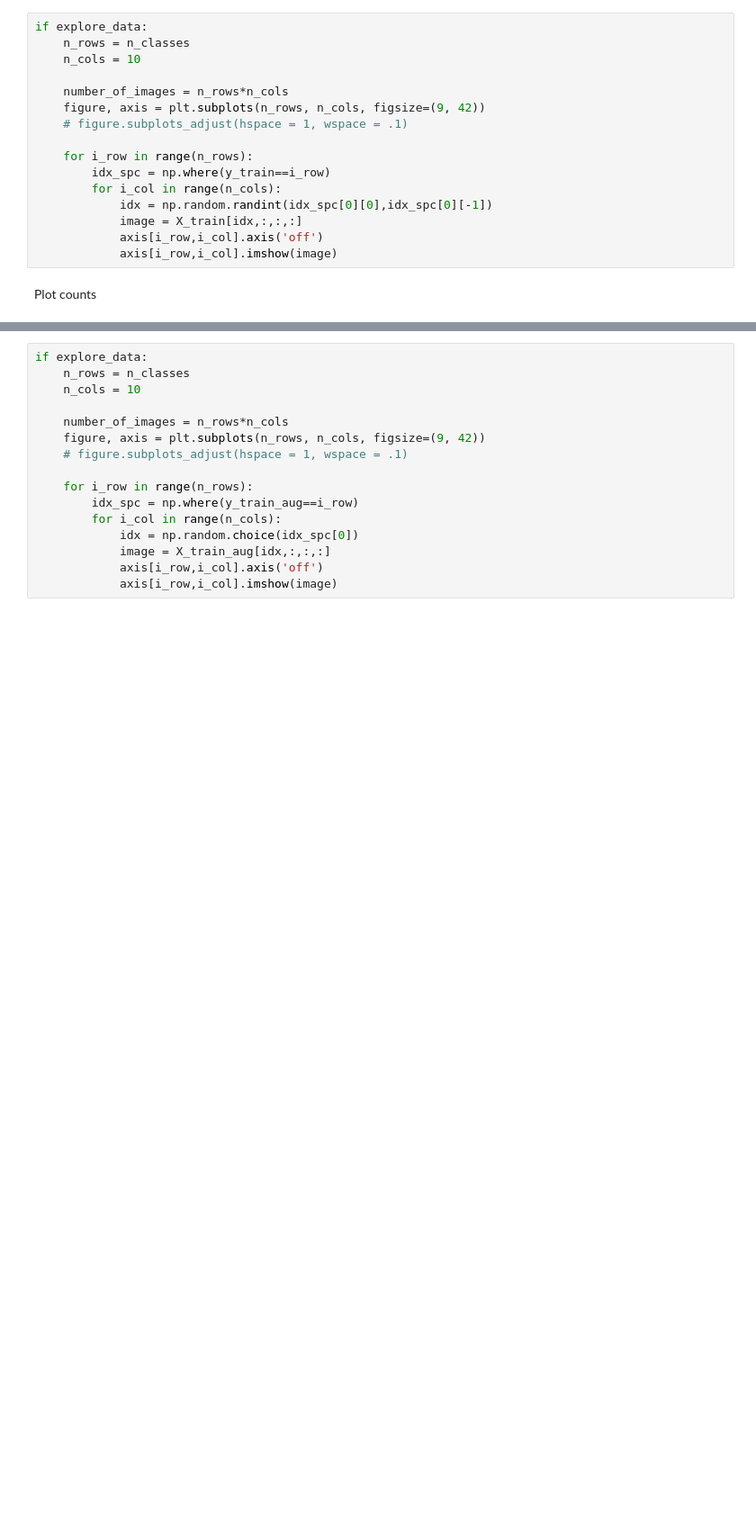
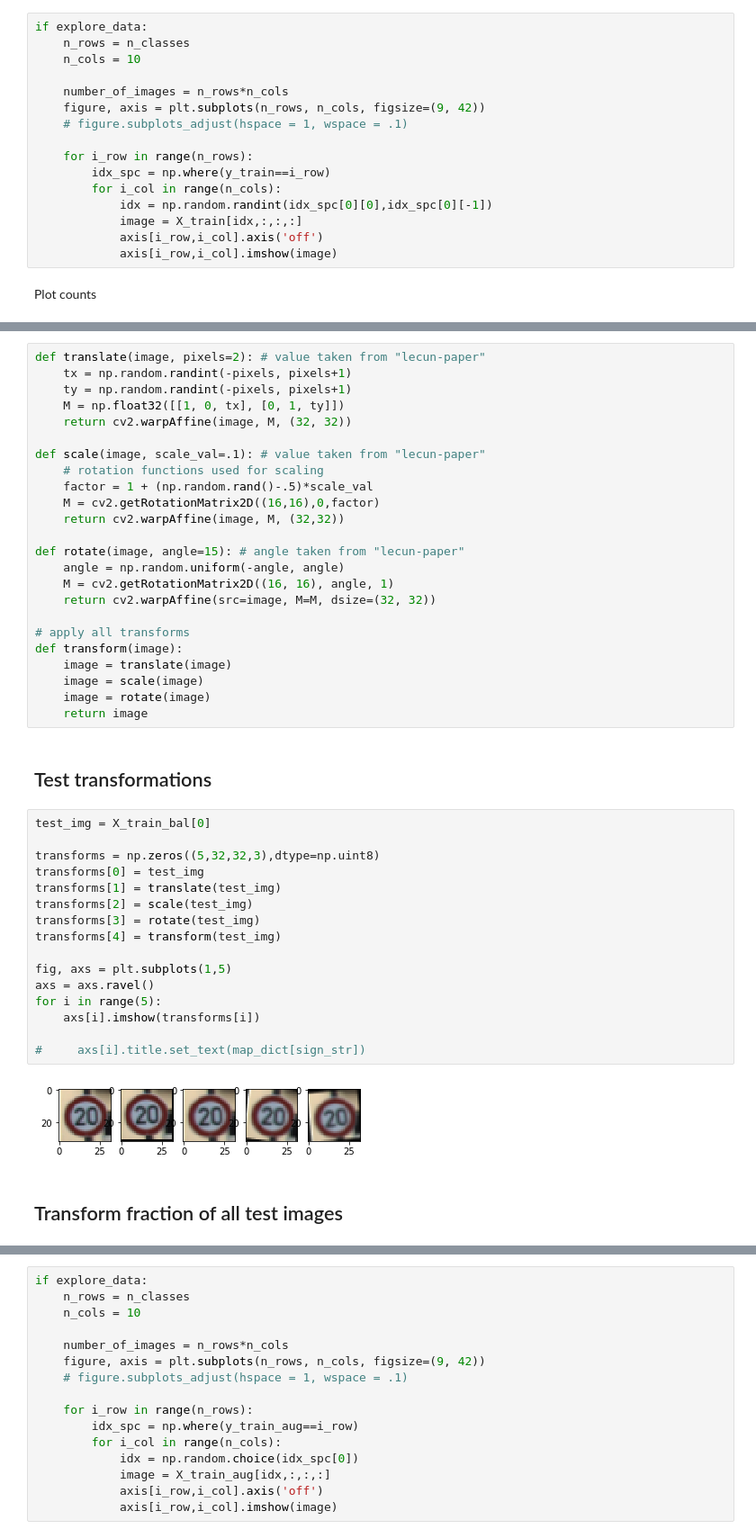
Before and after one commit to fstahl1/traffic-sign-classifier, a Jupyter notebook: Traffic_Sign_Classifier.ipynb, the cells around one changed output, grey strips where cells are left out. Shown at 90% size. Cells and saved outputs as stored; diff of their text form; blank space fills up the shorter version.

```diff
--- a/Traffic_Sign_Classifier.ipynb
+++ b/Traffic_Sign_Classifier.ipynb
@@ -300,0 +266,46 @@ Bypass augmentation
+# %%
+def translate(image, pixels=2): # value taken from "lecun-paper"
+    tx = np.random.randint(-pixels, pixels+1)
+    ty = np.random.randint(-pixels, pixels+1)
+    M = np.float32([[1, 0, tx], [0, 1, ty]])
+    return cv2.warpAffine(image, M, (32, 32))
+
+def scale(image, scale_val=.1): # value taken from "lecun-paper"
+    # rotation functions used for scaling
+    factor = 1 + (np.random.rand()-.5)*scale_val
+    M = cv2.getRotationMatrix2D((16,16),0,factor)
+    return cv2.warpAffine(image, M, (32,32))
+
+def rotate(image, angle=15): # angle taken from "lecun-paper"
+    angle = np.random.uniform(-angle, angle)
+    M = cv2.getRotationMatrix2D((16, 16), angle, 1)
+    return cv2.warpAffine(src=image, M=M, dsize=(32, 32))
+
+# apply all transforms
+def transform(image):
+    image = translate(image)
+    image = scale(image)
+    image = rotate(image)
+    return image
+# %% [markdown]
+## Test transformations
+# %%
+test_img = X_train_bal[0]
+
+transforms = np.zeros((5,32,32,3),dtype=np.uint8)
+transforms[0] = test_img
+transforms[1] = translate(test_img)
+transforms[2] = scale(test_img)
+transforms[3] = rotate(test_img)
+transforms[4] = transform(test_img)
+
+fig, axs = plt.subplots(1,5)
+axs = axs.ravel()
+for i in range(5):
+    axs[i].imshow(transforms[i])
+
+#     axs[i].title.set_text(map_dict[sign_str])
+# %% [output]
+[figure, added]
+# %% [markdown]
+## Transform fraction of all test images
```
Also changed, not shown: parts of 45 cells of this notebook, 7 other files.
